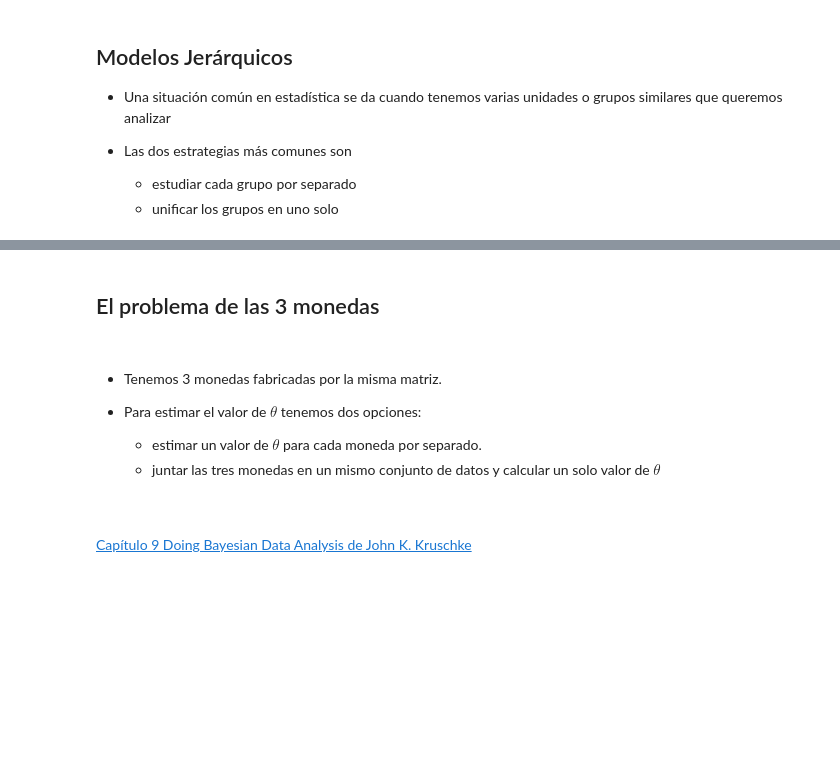
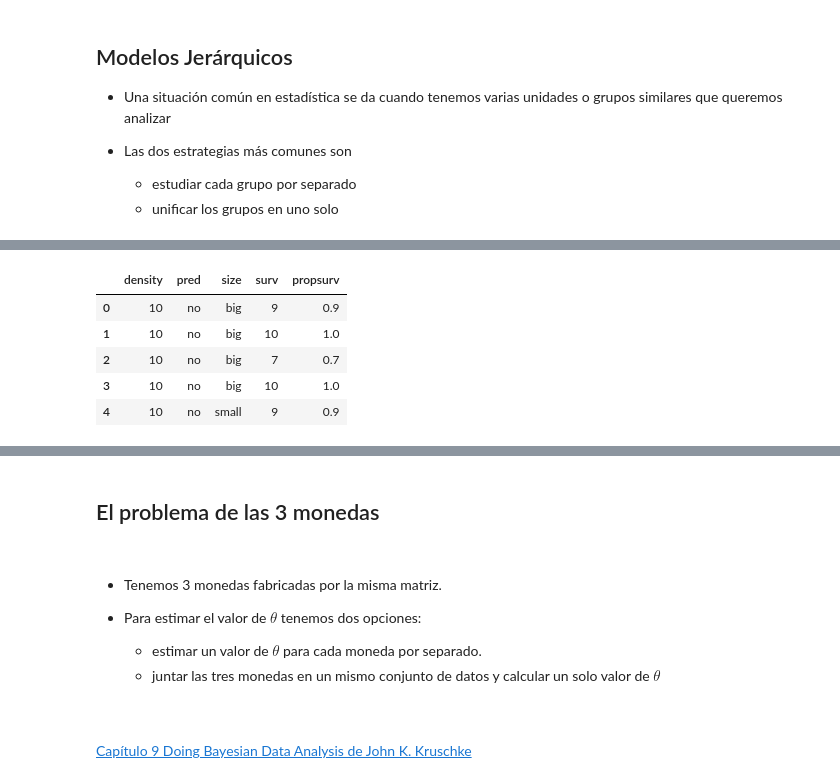
Before and after one commit to Grupo-de-modelado-probabilista/modelado_bayesiano, a Jupyter notebook: diapo/diapo_03.ipynb, the cells around one changed output, grey strips where cells are left out. Saved outputs shown, nothing was run; the diff lists cells and outputs as text; code cells hidden in the pictures; blank space fills up the shorter version.

```diff
--- a/diapo/diapo_03.ipynb
+++ b/diapo/diapo_03.ipynb
@@ -107,0 +223,10 @@ cm.update("livereveal", {
+# %%
+d = pd.read_csv('../datos/reedfrogs.csv', sep=",")
+d.head()
+# %% [output]
+|  | density | pred | size | surv | propsurv |
+| 0 | 10 | no | big | 9 | 0.9 |
+| 1 | 10 | no | big | 10 | 1.0 |
+| 2 | 10 | no | big | 7 | 0.7 |
+| 3 | 10 | no | big | 10 | 1.0 |
+| 4 | 10 | no | small | 9 | 0.9 |
```
Also changed, not shown: parts of 22 cells of this notebook, 9 other files.
